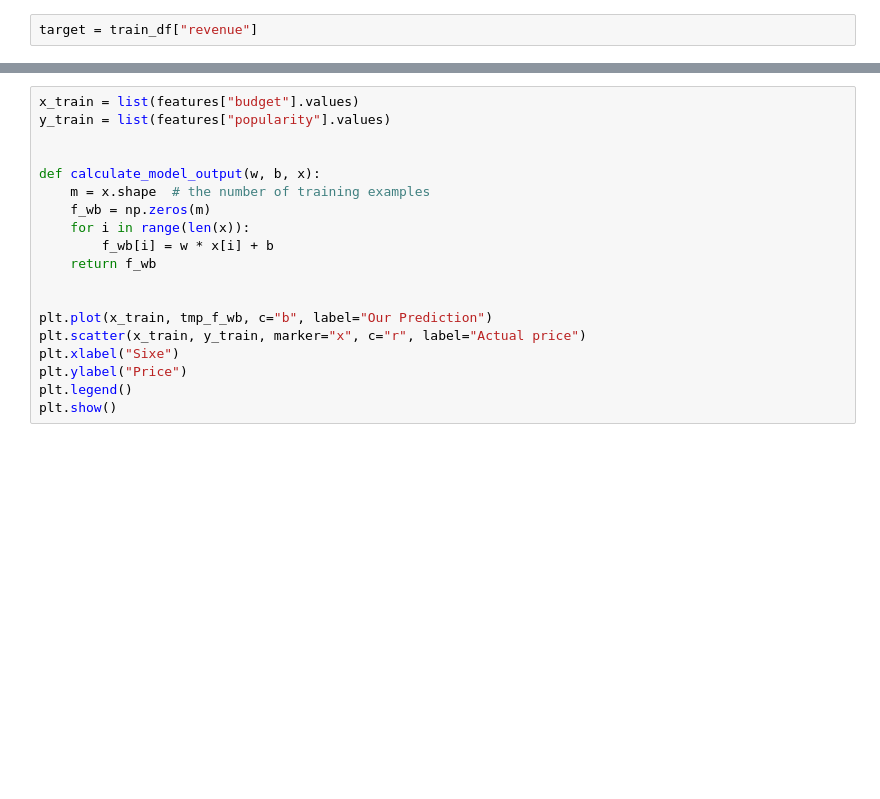
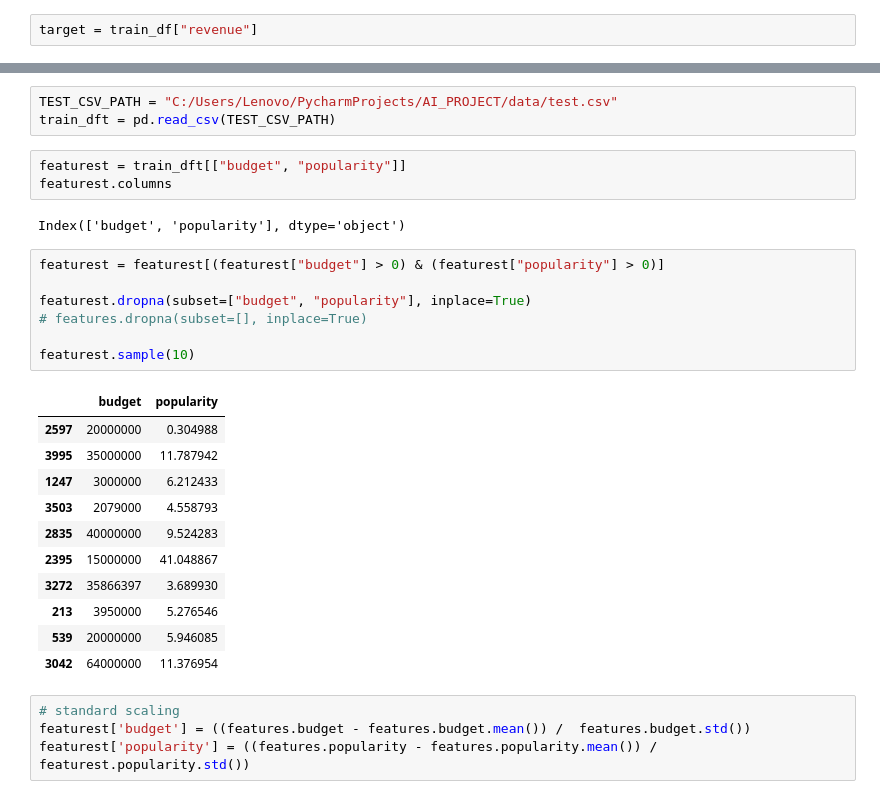
Before and after one commit to KaLiNkA-code/AI_PROJECT, a Jupyter notebook: notebooks/dev.ipynb, the cells around one changed output, grey strips where cells are left out. Saved outputs shown, nothing was run; the diff lists cells and outputs as text; blank space fills up the shorter version.

```diff
--- a/notebooks/dev.ipynb
+++ b/notebooks/dev.ipynb
@@ -190,19 +341,31 @@ w (w1, w2, w3)
 # %%
-x_train = list(features["budget"].values)
-y_train = list(features["popularity"].values)
-
-
-def calculate_model_output(w, b, x):
-    m = x.shape  # the number of training examples
-    f_wb = np.zeros(m)
-    for i in range(len(x)):
-        f_wb[i] = w * x[i] + b
-    return f_wb
-
-
-plt.plot(x_train, tmp_f_wb, c="b", label="Our Prediction")
-plt.scatter(x_train, y_train, marker="x", c="r", label="Actual price")
-plt.xlabel("Sixe")
-plt.ylabel("Price")
-plt.legend()
-plt.show()
+TEST_CSV_PATH = "C:/Users/Lenovo/PycharmProjects/AI_PROJECT/data/test.csv"
+train_dft = pd.read_csv(TEST_CSV_PATH)
+# %%
+featurest = train_dft[["budget", "popularity"]]
+featurest.columns
+# %% [output]
+Index(['budget', 'popularity'], dtype='object')
+# %%
+featurest = featurest[(featurest["budget"] > 0) & (featurest["popularity"] > 0)]
+
+featurest.dropna(subset=["budget", "popularity"], inplace=True)
+# features.dropna(subset=[], inplace=True)
+
+featurest.sample(10)
+# %% [output]
+|  | budget | popularity |
+| 2597 | 20000000 | 0.304988 |
+| 3995 | 35000000 | 11.787942 |
+| 1247 | 3000000 | 6.212433 |
+| 3503 | 2079000 | 4.558793 |
+| 2835 | 40000000 | 9.524283 |
+| 2395 | 15000000 | 41.048867 |
+| 3272 | 35866397 | 3.689930 |
+| 213 | 3950000 | 5.276546 |
+| 539 | 20000000 | 5.946085 |
+| 3042 | 64000000 | 11.376954 |
+# %%
+# standard scaling
+featurest['budget'] = ((features.budget - features.budget.mean()) /  features.budget.std())
+featurest['popularity'] = ((features.popularity - features.popularity.mean()) /  featurest.popularity.std())
```
Also changed, not shown: parts of 28 cells of this notebook.
